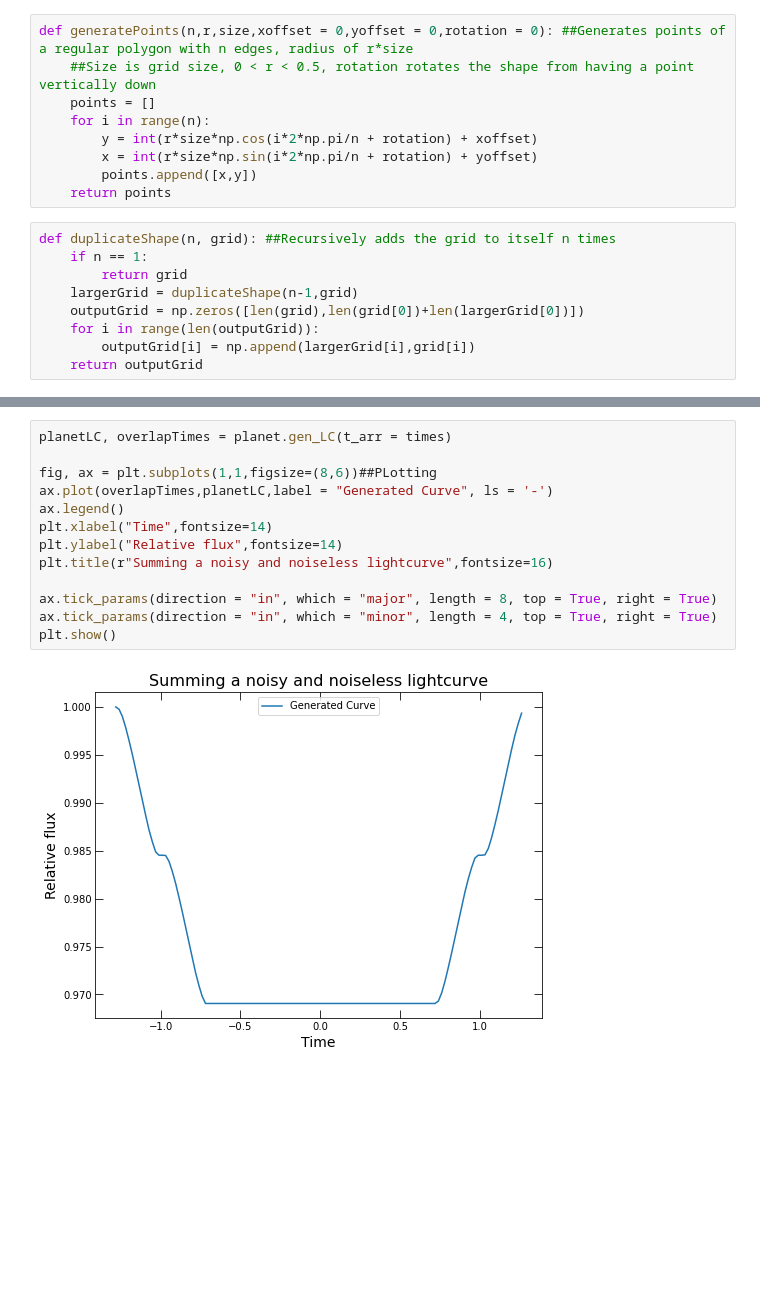
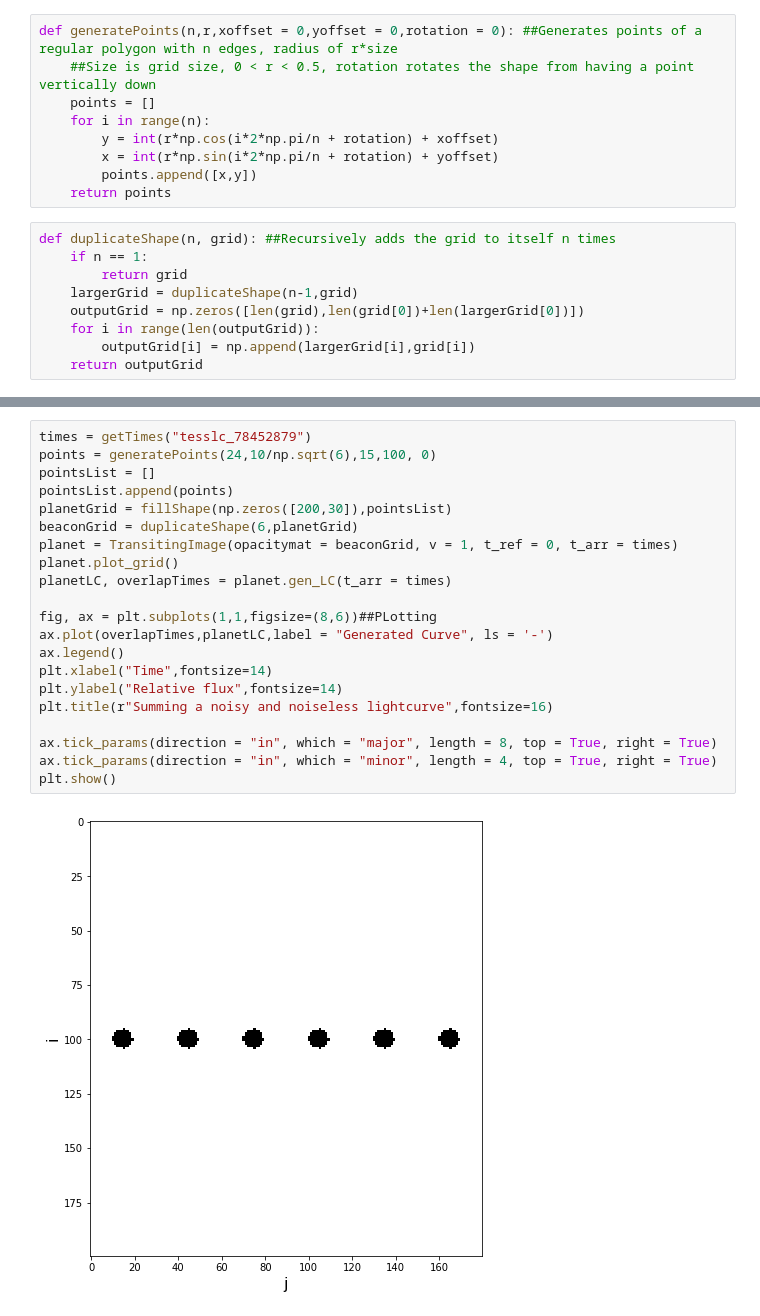
Before and after one commit to joshua-bromley/tessSignalInjection, a Jupyter notebook: Summer2021/repeatingObjects.ipynb, the cells around one changed output, grey strips where cells are left out. Cells and saved outputs as stored; diff of their text form; blank space fills up the shorter version.

```diff
--- a/Summer2021/repeatingObjects.ipynb
+++ b/Summer2021/repeatingObjects.ipynb
@@ -79,12 +82,12 @@ def getTimes(filename): ##Gets the time array from the TESS Light Curve
     times = times - midTime
     return times
 # %%
-def generatePoints(n,r,size,xoffset = 0,yoffset = 0,rotation = 0): ##Generates points of a regular polygon with n edges, radius of r*size
+def generatePoints(n,r,xoffset = 0,yoffset = 0,rotation = 0): ##Generates points of a regular polygon with n edges, radius of r*size
     ##Size is grid size, 0 < r < 0.5, rotation rotates the shape from having a point vertically down
     points = []
     for i in range(n):
-        y = int(r*size*np.cos(i*2*np.pi/n + rotation) + xoffset)
-        x = int(r*size*np.sin(i*2*np.pi/n + rotation) + yoffset)
+        y = int(r*np.cos(i*2*np.pi/n + rotation) + xoffset)
+        x = int(r*np.sin(i*2*np.pi/n + rotation) + yoffset)
         points.append([x,y])
     return points
 # %%
@@ -126,15 +174,23 @@ for i in range(5):
 # %%
+times = getTimes("tesslc_78452879")
+points = generatePoints(24,10/np.sqrt(6),15,100, 0)
+pointsList = []
+pointsList.append(points)
+planetGrid = fillShape(np.zeros([200,30]),pointsList)
+beaconGrid = duplicateShape(6,planetGrid)
+planet = TransitingImage(opacitymat = beaconGrid, v = 1, t_ref = 0, t_arr = times)
+planet.plot_grid()
 planetLC, overlapTimes = planet.gen_LC(t_arr = times)
 
 fig, ax = plt.subplots(1,1,figsize=(8,6))##PLotting
 ax.plot(overlapTimes,planetLC,label = "Generated Curve", ls = '-')
 ax.legend()
 plt.xlabel("Time",fontsize=14)
 plt.ylabel("Relative flux",fontsize=14)
 plt.title(r"Summing a noisy and noiseless lightcurve",fontsize=16)
 
 ax.tick_params(direction = "in", which = "major", length = 8, top = True, right = True)
 ax.tick_params(direction = "in", which = "minor", length = 4, top = True, right = True)
 plt.show()
 # %% [output]
-[figure, old version]
+[figure, new version]
```
Also changed, not shown: parts of 6 cells of this notebook.
